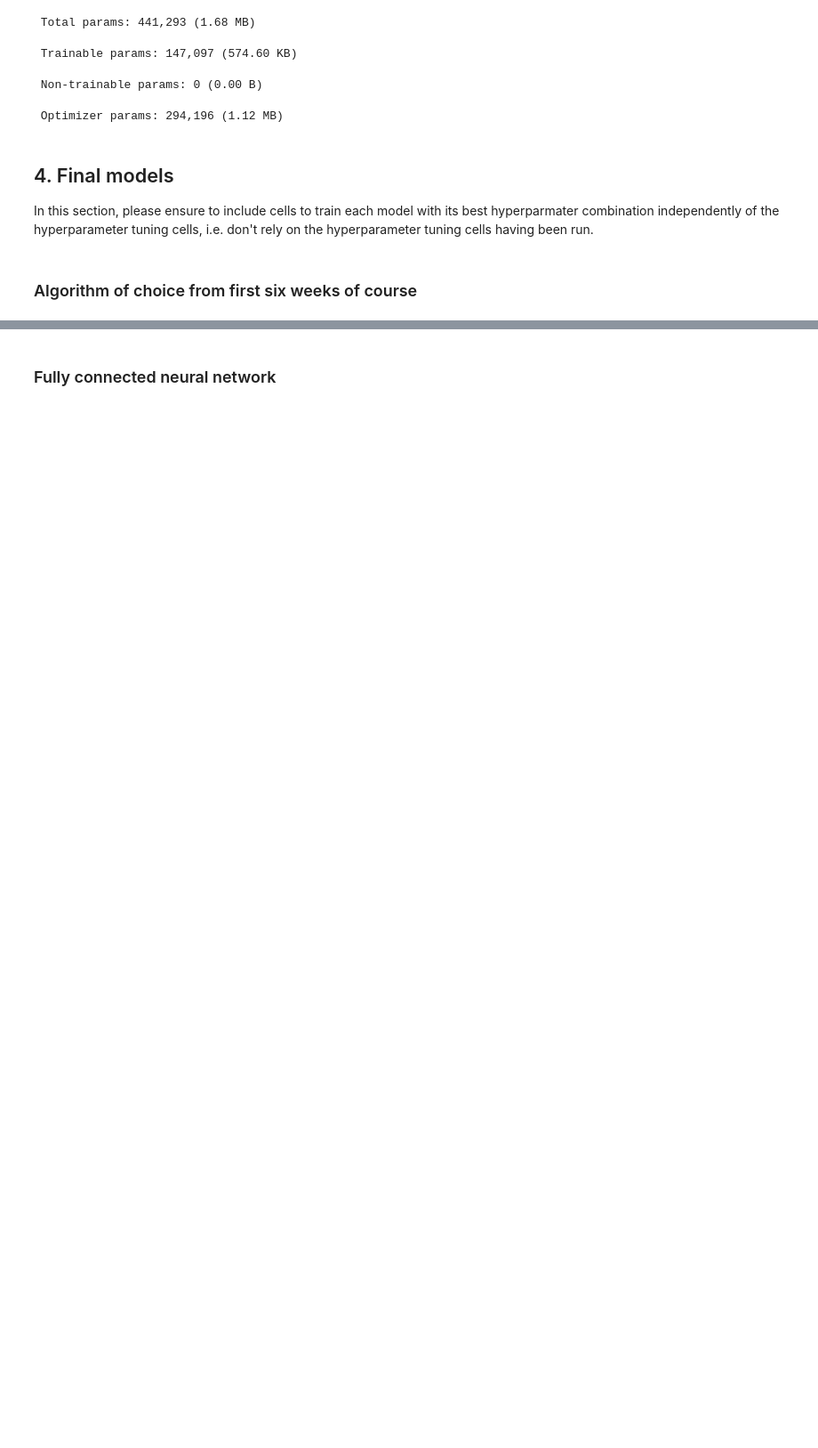
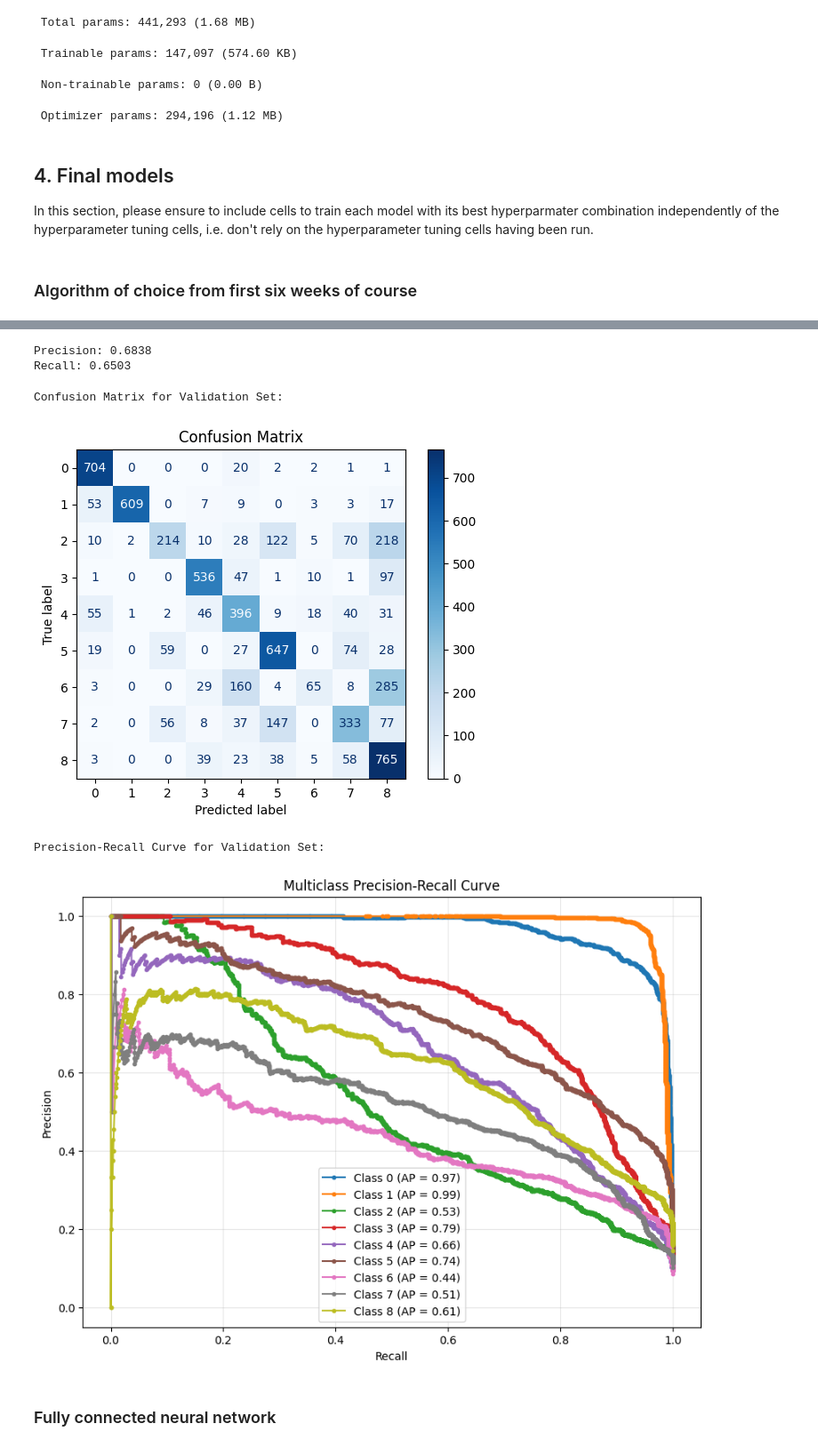
Before and after one commit to alexauren/comp5318, a Jupyter notebook: assignment-2/a2-code-550403876-540453036.ipynb, the cells around one changed output, grey strips where cells are left out. Shown at 89% size. Cells and saved outputs as stored; diff of their text form; code cells hidden in the pictures; blank space fills up the shorter version.

Commit message:
added precision recall and graphs

```diff
--- a/assignment-2/a2-code-550403876-540453036.ipynb
+++ b/assignment-2/a2-code-550403876-540453036.ipynb
@@ -292,10 +282,6 @@ def tune_nn_model(model, model_type: str):
 # %% [markdown]
 ### Algorithm of choice from first six weeks of course
 # %%
-# Check if target arrays are properly formatted
-if len(np.unique(y_train_onehot)) <= 1 or len(np.unique(y_val_onehot)) <= 1 or len(np.unique(y_test_onehot)) <= 1:
-    raise ValueError("Target arrays have only one class or are improperly formatted.")
-
 # Hyperparameter tuning for Random Forest using RandomizedSearchCV
 rf_params = {
     'n_estimators': [100, 200, 300, 400, 500],
@@ -315,30 +301,30 @@ rf_random_search = RandomizedSearchCV(
     random_state=42
 )
 
-rf_random_search.fit(X_train_gray_1D, np.argmax(y_train_onehot, axis=1))
+rf_random_search.fit(X_train_1D, np.argmax(y_train_onehot, axis=1))
 
 print("Best Random Forest Parameters:", rf_random_search.best_params_)
 print("Best Random Forest Training Accuracy:", rf_random_search.best_score_)
 
 # Train the best model
 best_rf = rf_random_search.best_estimator_
-best_rf.fit(X_train_gray_1D, np.argmax(y_train_onehot, axis=1))
+best_rf.fit(X_train_1D, np.argmax(y_train_onehot, axis=1))
 
 # save the best model
 joblib.dump(best_rf, 'best_models/best_random_forest_model.pkl')
 
 # Evaluate on training set
-train_preds = best_rf.predict(X_train_gray_1D)
+train_preds = best_rf.predict(X_train_1D)
 train_score = accuracy_score(np.argmax(y_train_onehot, axis=1), train_preds)
 print(f"Random Forest - Accuracy on training set: {train_score:.3f}")
 
 # Evaluate on validation set
-val_preds = best_rf.predict(X_val_gray_1D)
+val_preds = best_rf.predict(X_val_1D)
 val_score = accuracy_score(np.argmax(y_val_onehot, axis=1), val_preds)
 print(f"Random Forest - Accuracy on validation set: {val_score:.3f}")
 
 # Evaluate on test set
-test_preds = best_rf.predict(X_test_gray_1D)
+test_preds = best_rf.predict(X_test_1D)
 test_score = accuracy_score(np.argmax(y_test_onehot, axis=1), test_preds)
 print(f"Random Forest - Accuracy on test set: {test_score:.3f}")
 # %% [output]
@@ -503,20 +530,20 @@ except Exception as e:
         'bootstrap': False
     }
     best_rf = RandomForestClassifier(**params)
-    best_rf.fit(X_train_gray_1D, np.argmax(y_train_onehot, axis=1))
+    best_rf.fit(X_train_1D, np.argmax(y_train_onehot, axis=1))
 
 # Evaluate on training set
-train_preds = best_rf.predict(X_train_gray_1D)
+train_preds = best_rf.predict(X_train_1D)
 train_score = accuracy_score(np.argmax(y_train_onehot, axis=1), train_preds)
 print(f"Random Forest - Accuracy on training set: {train_score:.3f}")
 
 # Evaluate on validation set
-val_preds = best_rf.predict(X_val_gray_1D)
+val_preds = best_rf.predict(X_val_1D)
 val_score = accuracy_score(np.argmax(y_val_onehot, axis=1), val_preds)
 print(f"Random Forest - Accuracy on validation set: {val_score:.3f}")
 
 # Evaluate on test set
-test_preds = best_rf.predict(X_test_gray_1D)
+test_preds = best_rf.predict(X_test_1D)
 test_score = accuracy_score(np.argmax(y_test_onehot, axis=1), test_preds)
 print(f"Random Forest - Accuracy on test set: {test_score:.3f}")
 # %% [output]
@@ -527,3 +554,37 @@ Random Forest - Accuracy on test set: 0.555
+# %%
+# Predictions and conversion to labels
+y_pred = best_rf.predict(X_test_1D)
+y_true = np.argmax(y_test_onehot, axis=1)
+
+# Calculate precision and recall
+precision = precision_score(y_true, y_pred, average='macro')
+recall = recall_score(y_true, y_pred, average='macro')
+
+print(f"Precision: {precision:.4f}")
+print(f"Recall: {recall:.4f}")
+# %% [output]
+Precision: 0.6838
+Recall: 0.6503
+# %%
+# Predictions and Probabilities for Validation Set
+val_preds = best_rf.predict(X_val_1D)
+val_probs = best_rf.predict_proba(X_val_1D)
+
+# Classes
+classes = np.unique(np.argmax(y_val_onehot, axis=1))
+
+# Confusion Matrix
+print("Confusion Matrix for Validation Set:")
+plot_confusion_matrix(np.argmax(y_val_onehot, axis=1), val_preds)
+
+# Precision-Recall Curve
+print("Precision-Recall Curve for Validation Set:")
+plot_multiclass_precision_recall(np.argmax(y_val_onehot, axis=1), val_probs, classes=classes)
+# %% [output]
+Confusion Matrix for Validation Set:
+[figure, added]
+Precision-Recall Curve for Validation Set:
+[figure, added]
 # %% [markdown]
 ### Fully connected neural network
 # %%
```
Also changed, not shown: parts of 15 cells of this notebook, 1 other file.
